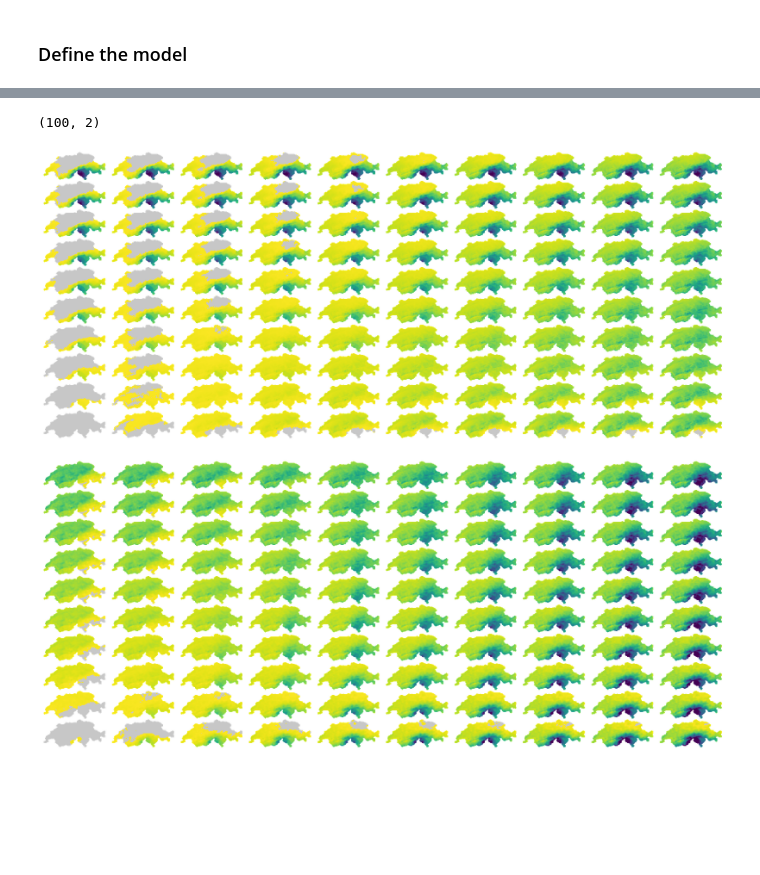
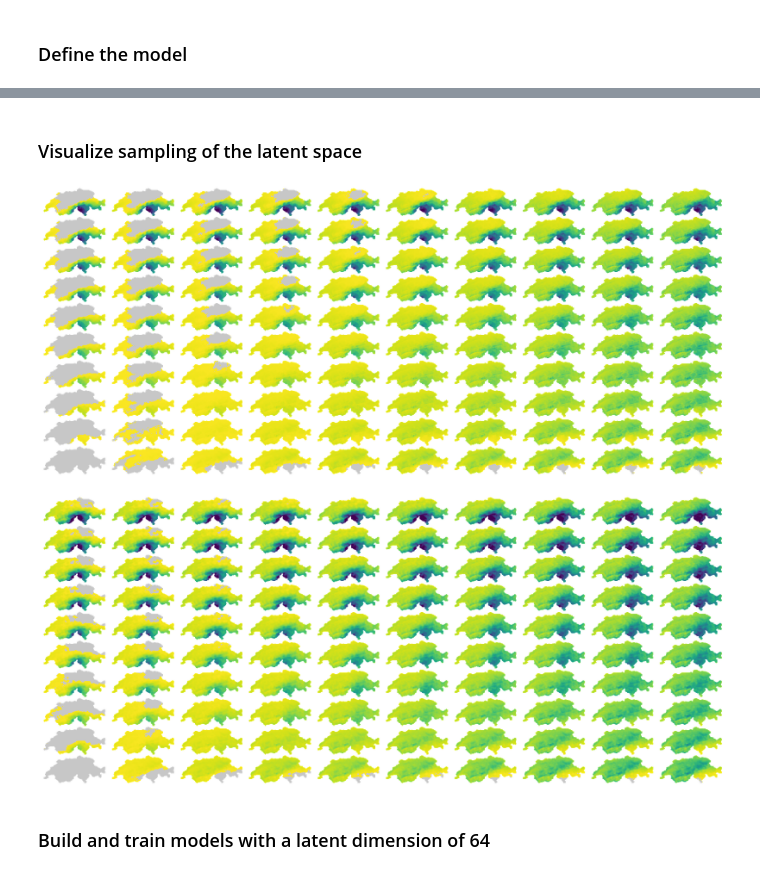
Before and after one commit to ML-precip/cas-aml-subprojects, a Jupyter notebook: M3_Visualization_AE.ipynb, the cells around one changed output, grey strips where cells are left out. Cells and saved outputs as stored; diff of their text form; code cells hidden in the pictures; blank space fills up the shorter version.

```diff
--- a/M3_Visualization_AE.ipynb
+++ b/M3_Visualization_AE.ipynb
@@ -392,8 +428,8 @@ class CAE(tf.keras.Model):
 keras.backend.clear_session()
 tf.random.set_seed(42)
 
-# Build and train the model
-cae_1 = CAE(X_train.shape[1:3], latent_dim=2, architecture=1)
-cae_1.compile(optimizer='adam', loss='mse')
-history = cae_1.fit(X_test, X_test, epochs=50, shuffle=True, validation_data=(X_valid, X_valid))
+# Build and train the model with the first architecture
+cae_1_lat_2d = CAE(X_train.shape[1:3], latent_dim=2, architecture=1)
+cae_1_lat_2d.compile(optimizer='adam', loss='mse')
+history = cae_1_lat_2d.fit(X_test, X_test, epochs=50, validation_data=(X_valid, X_valid))
 # %% [output]
@@ -432,9 +468,9 @@ plt.show()
 keras.backend.clear_session()
 tf.random.set_seed(42)
 
-# Build and train the model
-cae_2 = CAE(X_train.shape[1:3], latent_dim=2, architecture=2)
-cae_2.compile(optimizer='adam', loss='mse')
-history = cae_2.fit(X_test, X_test, epochs=50, shuffle=True, validation_data=(X_valid, X_valid))
+# Build and train the model with the second architecture
+cae_2_lat_2d = CAE(X_train.shape[1:3], latent_dim=2, architecture=2)
+cae_2_lat_2d.compile(optimizer='adam', loss='mse')
+history = cae_2_lat_2d.fit(X_test, X_test, epochs=50, validation_data=(X_valid, X_valid))
 # %% [output]
 Epoch 1/50
@@ -482,16 +540,13 @@ plot_sample(range(4), X_test, X_std, X_mean, [decoded_imgs_cae_1, decoded_imgs_c
+# %% [markdown]
+### Visualize sampling of the latent space
 # %%
 n_img_axis = 10
-
-scale = 1
-
-zs = np.meshgrid(np.linspace(0, scale, n_img_axis),
-                 np.linspace(0, scale, n_img_axis))
+zs = np.meshgrid(np.linspace(0, 1, n_img_axis),
+                 np.linspace(0, 1, n_img_axis))
 zs = np.stack(zs, axis=-1).reshape((-1, 2))
-print(zs.shape)
-# %% [output]
-(100, 2)
 # %%
-ims = cae_1.decode(zs.reshape((-1, 2))).numpy()
+# For the first model
+ims = cae_1_lat_2d.decode(zs.reshape((-1, 2))).numpy()
 for i_img in range(len(ims)):
     ims[i_img] = rescale_img(ims[i_img], nan_mask=nan_mask, std=X_std, mean=X_mean)
 sh = list(ims.shape)
@@ -501,19 +556,22 @@ plt.imshow(mosaic(ims[::-1]), cmap=newcmp, vmin=0, vmax=200)
 plt.axis('off')
 plt.show()
 # %% [output]
-[figure, old version]
+[figure, new version]
 # %%
-ims = cae_2.decode(zs.reshape((-1, 2))).numpy()
+# For the second model
+ims = cae_2_lat_2d.decode(zs.reshape((-1, 2))).numpy()
 for i_img in range(len(ims)):
     ims[i_img] = rescale_img(ims[i_img], nan_mask=nan_mask, std=X_std, mean=X_mean)
 sh = list(ims.shape)
 ims = ims.reshape([n_img_axis, n_img_axis]+sh[1:])
 plt.figure(figsize=(30, 30))
 plt.imshow(mosaic(ims[::-1]), cmap=newcmp, vmin=0, vmax=200)
 plt.axis('off')
 plt.show()
 # %% [output]
-[figure, old version]
+[figure, new version]
+# %% [markdown]
+### Build and train models with a latent dimension of 64
 # %%
 # Clear session and set tf seed
 keras.backend.clear_session()
```
Also changed, not shown: parts of 27 cells of this notebook.
